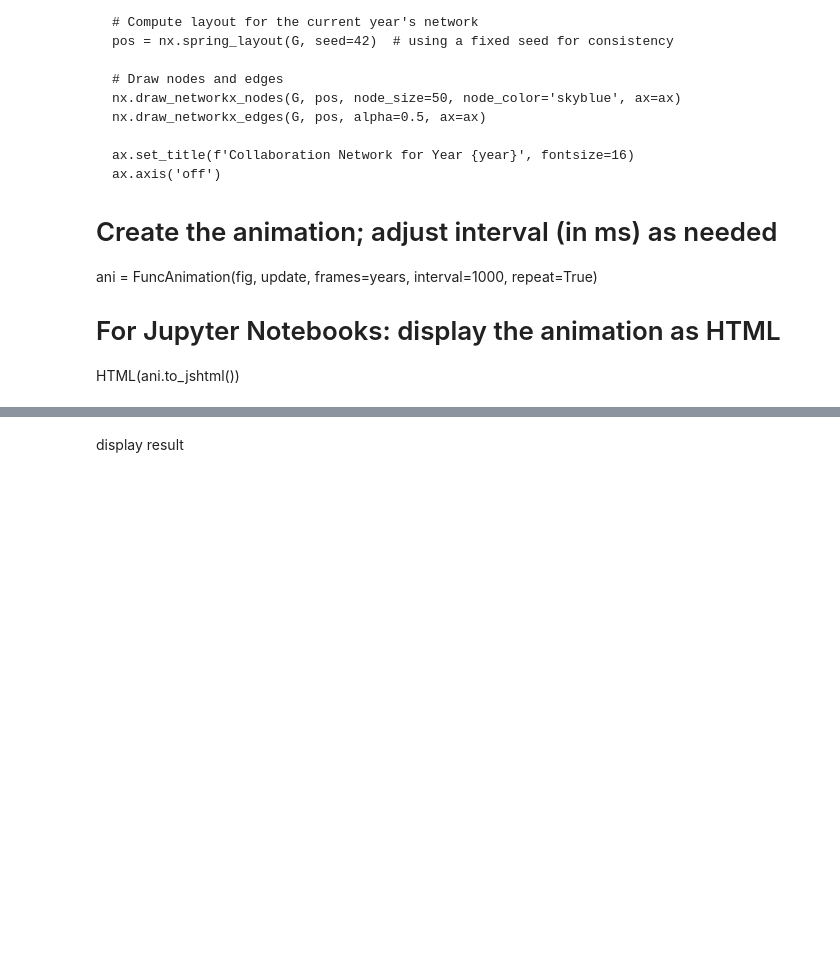
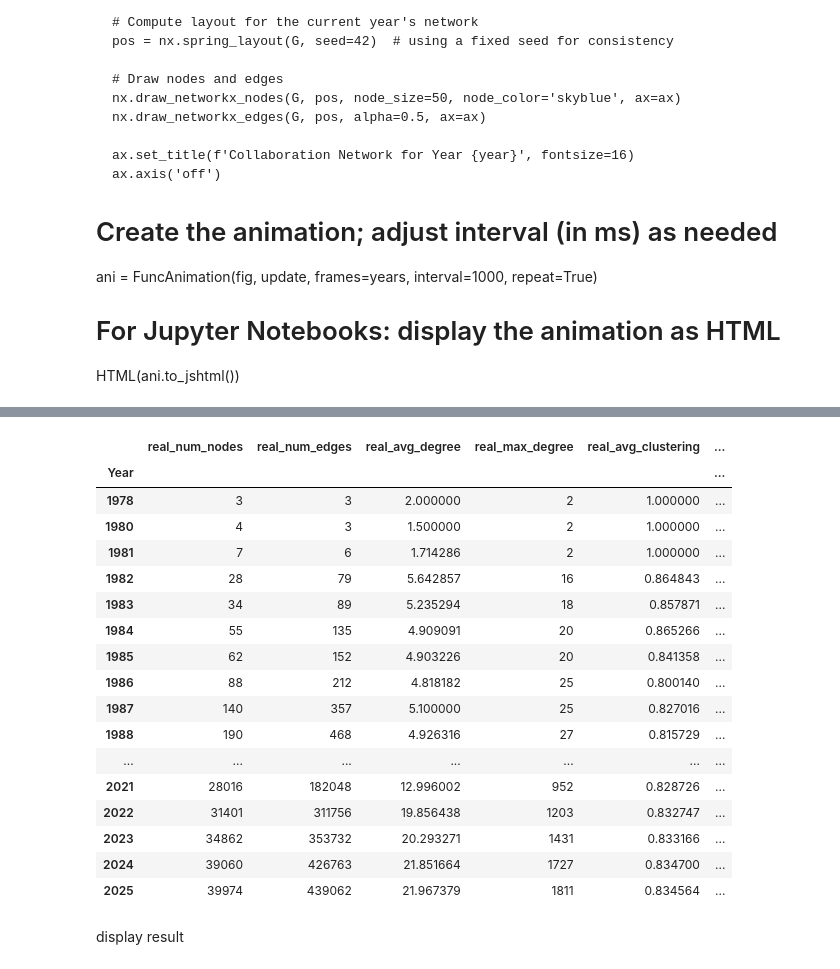
Before and after one commit to Xkpd/Network-Science-Project, a Jupyter notebook: Q2Q3.ipynb, the cells around one changed output, grey strips where cells are left out. Cells and saved outputs as stored; diff of their text form; code cells hidden in the pictures; blank space fills up the shorter version.

```diff
--- a/Q2Q3.ipynb
+++ b/Q2Q3.ipynb
@@ -139,3 +233,34 @@ HTML(ani.to_jshtml())
+# %%
+import pickle
+
+with open("2ndcumulative_collaboration_graph.pickle", "rb") as f:
+    real_G = pickle.load(f)
+
+# And to load your stats DataFrame:
+import pandas as pd
+stats_df = pd.read_csv("2ndyearly_network_stats.csv", index_col="Year")
+
+real_G.number_of_nodes(), "nodes,", real_G.number_of_edges(), "edges"
+stats_df
+# %% [output]
+|  | real_num_nodes | real_num_edges | real_avg_degree | real_max_degree | real_avg_clustering | ... |
+| Year |  |  |  |  |  | ... |
+| 1978 | 3 | 3 | 2.000000 | 2 | 1.000000 | ... |
+| 1980 | 4 | 3 | 1.500000 | 2 | 1.000000 | ... |
+| 1981 | 7 | 6 | 1.714286 | 2 | 1.000000 | ... |
+| 1982 | 28 | 79 | 5.642857 | 16 | 0.864843 | ... |
+| 1983 | 34 | 89 | 5.235294 | 18 | 0.857871 | ... |
+| 1984 | 55 | 135 | 4.909091 | 20 | 0.865266 | ... |
+| 1985 | 62 | 152 | 4.903226 | 20 | 0.841358 | ... |
+| 1986 | 88 | 212 | 4.818182 | 25 | 0.800140 | ... |
+| 1987 | 140 | 357 | 5.100000 | 25 | 0.827016 | ... |
+| 1988 | 190 | 468 | 4.926316 | 27 | 0.815729 | ... |
+| ... | ... | ... | ... | ... | ... | ... |
+| 2021 | 28016 | 182048 | 12.996002 | 952 | 0.828726 | ... |
+| 2022 | 31401 | 311756 | 19.856438 | 1203 | 0.832747 | ... |
+| 2023 | 34862 | 353732 | 20.293271 | 1431 | 0.833166 | ... |
+| 2024 | 39060 | 426763 | 21.851664 | 1727 | 0.834700 | ... |
+| 2025 | 39974 | 439062 | 21.967379 | 1811 | 0.834564 | ... |
 # %% [markdown]
 display result
 # %%
```
Also changed, not shown: parts of 9 cells of this notebook, 12 other files.
